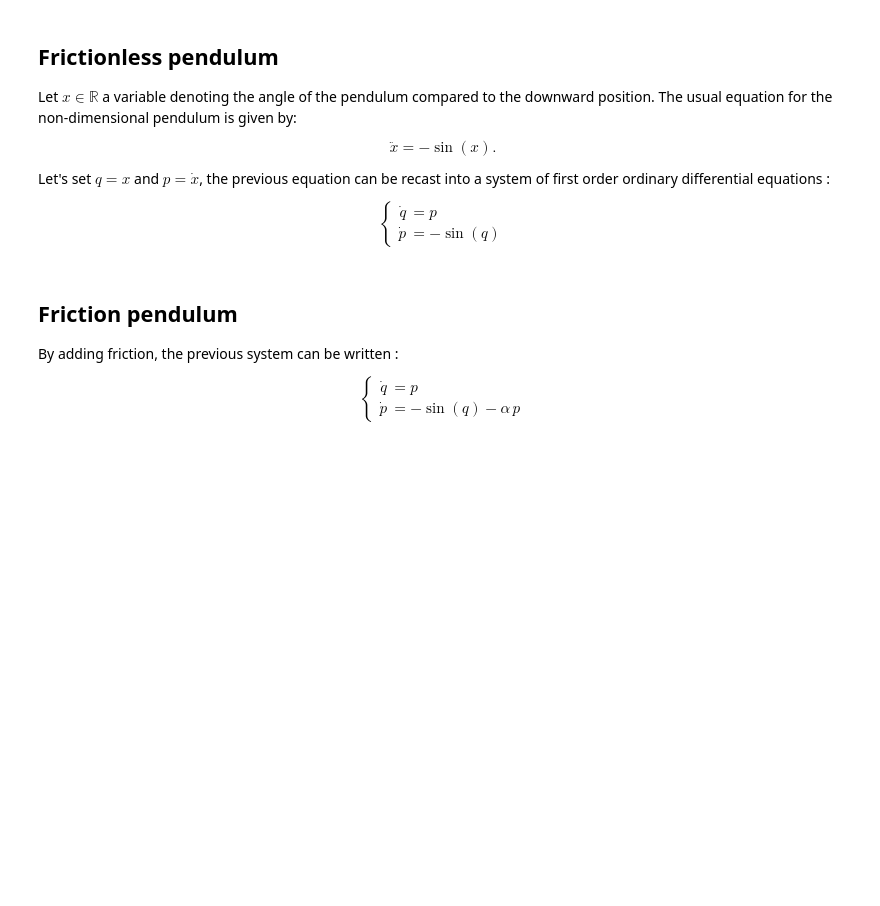
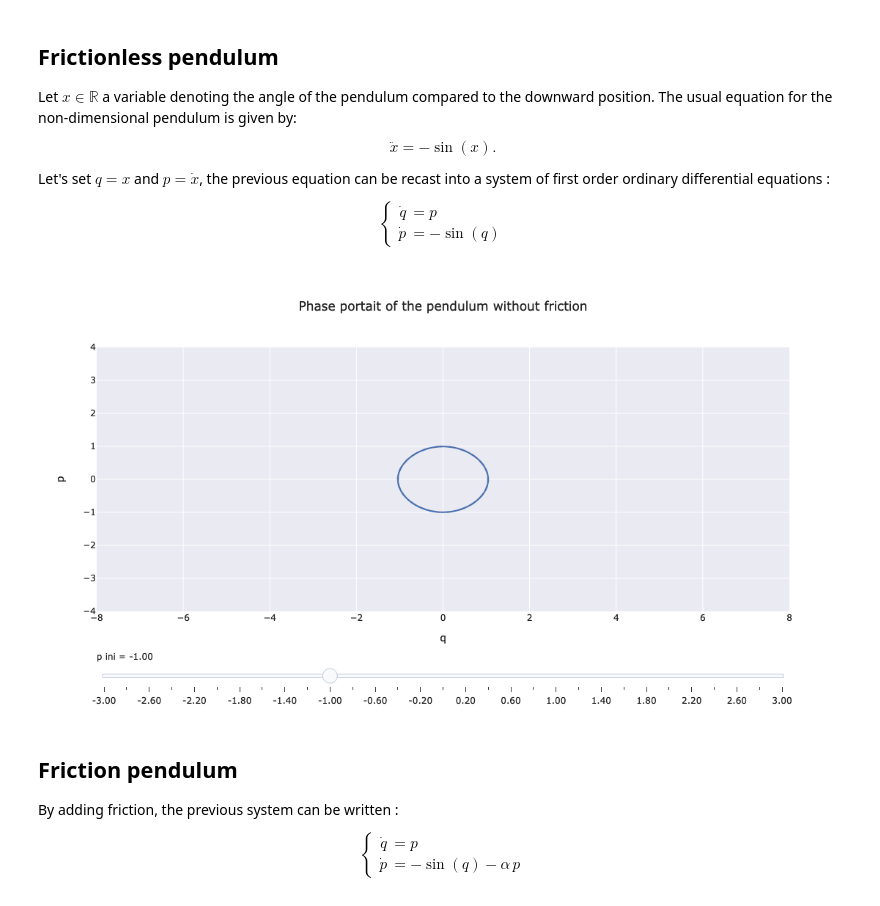
Before and after one commit to hpc-maths/jb_map551_2023_2024, a Jupyter notebook: content/pc/pc02_pendulum.ipynb, the cells around one changed output. Cells and saved outputs as stored; diff of their text form; code cells hidden in the pictures; blank space fills up the shorter version.

```diff
--- a/content/pc/pc02_pendulum.ipynb
+++ b/content/pc/pc02_pendulum.ipynb
@@ -40,32 +40,34 @@ class frictionless_pendulum_model:
 # %%
 flpm = frictionless_pendulum_model()
 fcn = flpm.fcn
 
 tini = 0.0
 tend = 20.0
 
 q_ini = 0.
 p_ini = np.arange(-3,3.1,0.2)
-i_beg = (np.argwhere(np.abs(p_ini + 1) < 1e-10))[0][0]
+i_beg = (np.argwhere(np.abs(p_ini + 1) < 1e-10)).flatten()[0]
 
 sol = solve_ivp(fcn, (tini, tend), (q_ini, p_ini[i_beg]), t_eval=np.linspace(tini, tend, 200))
 
 fig = go.Figure()
 fig.add_trace(go.Scatter(x=sol.y[0], y=sol.y[1]))
 
 #create slider
 steps = []
 for p_ini_i in p_ini:
     sol = solve_ivp(fcn, (tini, tend), (q_ini, p_ini_i), t_eval=np.linspace(tini, tend, 200))
     step = dict(method="update", label = f"{p_ini_i:.2f}", args=[{"x": [sol.y[0]], "y": [sol.y[1]]}])
     steps.append(step)
 sliders = [dict(active=i_beg, currentvalue={'prefix': 'p ini = '}, steps=steps)]
 
-fig.update_layout(sliders=sliders, title = 'Phase portait of the pendulum without friction')
+fig.update_layout(sliders=sliders, title = 'Phase portait of the pendulum without friction', height=600)
 fig.update_xaxes(title='q', range=[-8, 8])
 fig.update_yaxes(title='p', range=[-4, 4])
 fig['layout']['sliders'][0]['pad']=dict(t=50)
 fig.show()
+# %% [output]
+[figure, added]
 # %% [markdown]
 ## Friction pendulum
 
```
Also changed, not shown: parts of 1 cell of this notebook, 2 other files.
